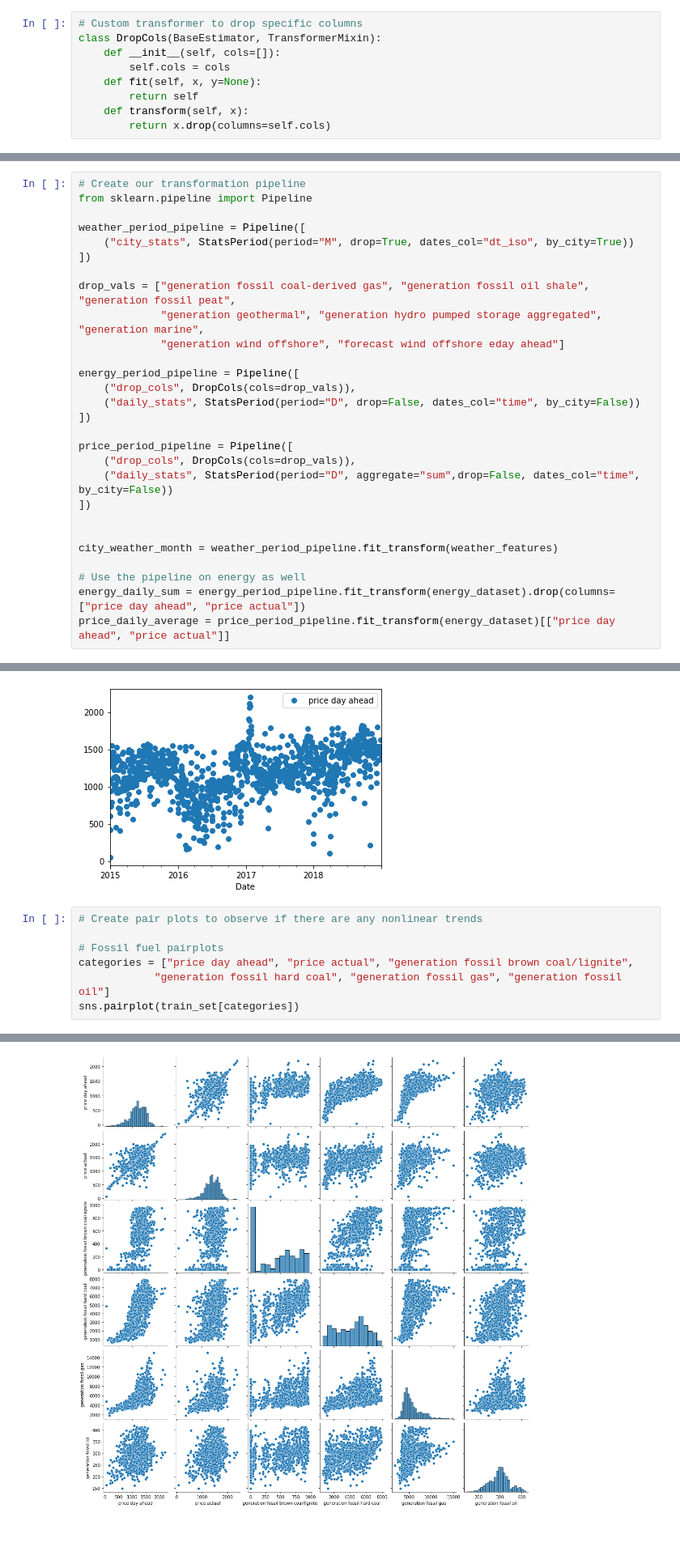
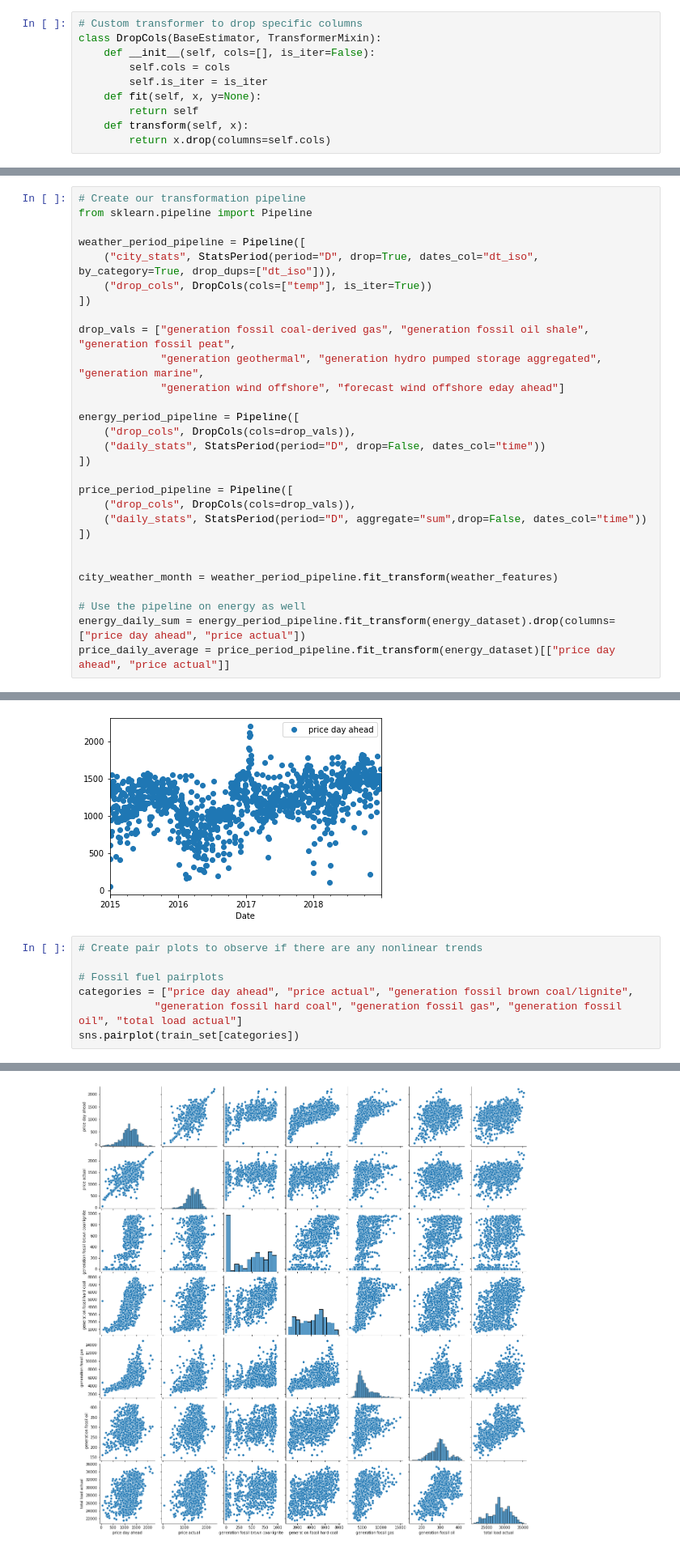
Before and after one commit to LunarZephyr/ECS171_Project, a Jupyter notebook: EDA/Hashim/EDA.ipynb, the cells around one changed output, grey strips where cells are left out. Shown at 81% size. Saved outputs shown, nothing was run; the diff lists cells and outputs as text.

Commit message:
Updated pipeline to drop duplicate vals

```diff
--- a/EDA/Hashim/EDA.ipynb
+++ b/EDA/Hashim/EDA.ipynb
@@ -175,8 +186,9 @@ class StatsPeriod(BaseEstimator, TransformerMixin):
 # %%
 # Custom transformer to drop specific columns
 class DropCols(BaseEstimator, TransformerMixin):
-    def __init__(self, cols=[]):
+    def __init__(self, cols=[], is_iter=False):
         self.cols = cols
+        self.is_iter = is_iter
     def fit(self, x, y=None):
         return self
     def transform(self, x):
@@ -196,7 +198,8 @@ energy_dataset.head()
 from sklearn.pipeline import Pipeline
 
 weather_period_pipeline = Pipeline([
-    ("city_stats", StatsPeriod(period="M", drop=True, dates_col="dt_iso", by_city=True))
+    ("city_stats", StatsPeriod(period="D", drop=True, dates_col="dt_iso", by_category=True, drop_dups=["dt_iso"])),
+    ("drop_cols", DropCols(cols=["temp"], is_iter=True))
 ])
 
 drop_vals = ["generation fossil coal-derived gas", "generation fossil oil shale", "generation fossil peat",
@@ -205,12 +208,12 @@ drop_vals = ["generation fossil coal-derived gas", "generation fossil oil shale"
 
 energy_period_pipeline = Pipeline([
     ("drop_cols", DropCols(cols=drop_vals)),
-    ("daily_stats", StatsPeriod(period="D", drop=False, dates_col="time", by_city=False))
+    ("daily_stats", StatsPeriod(period="D", drop=False, dates_col="time"))
 ])
 
 price_period_pipeline = Pipeline([
     ("drop_cols", DropCols(cols=drop_vals)),
-    ("daily_stats", StatsPeriod(period="D", aggregate="sum",drop=False, dates_col="time", by_city=False))
+    ("daily_stats", StatsPeriod(period="D", aggregate="sum",drop=False, dates_col="time"))
 ])
 
 
@@ -354,10 +361,10 @@ train_set.plot(y="price day ahead", marker="o", linestyle="")
 # %%
 # Create pair plots to observe if there are any nonlinear trends
 
 # Fossil fuel pairplots
 categories = ["price day ahead", "price actual", "generation fossil brown coal/lignite",
-            "generation fossil hard coal", "generation fossil gas", "generation fossil oil"]
+            "generation fossil hard coal", "generation fossil gas", "generation fossil oil", "total load actual"]
 sns.pairplot(train_set[categories])
 # %% [output]
 <seaborn.axisgrid.PairGrid at 0x...>
-[figure, old version]
+[figure, new version]
```
Also changed, not shown: parts of 19 cells of this notebook.
